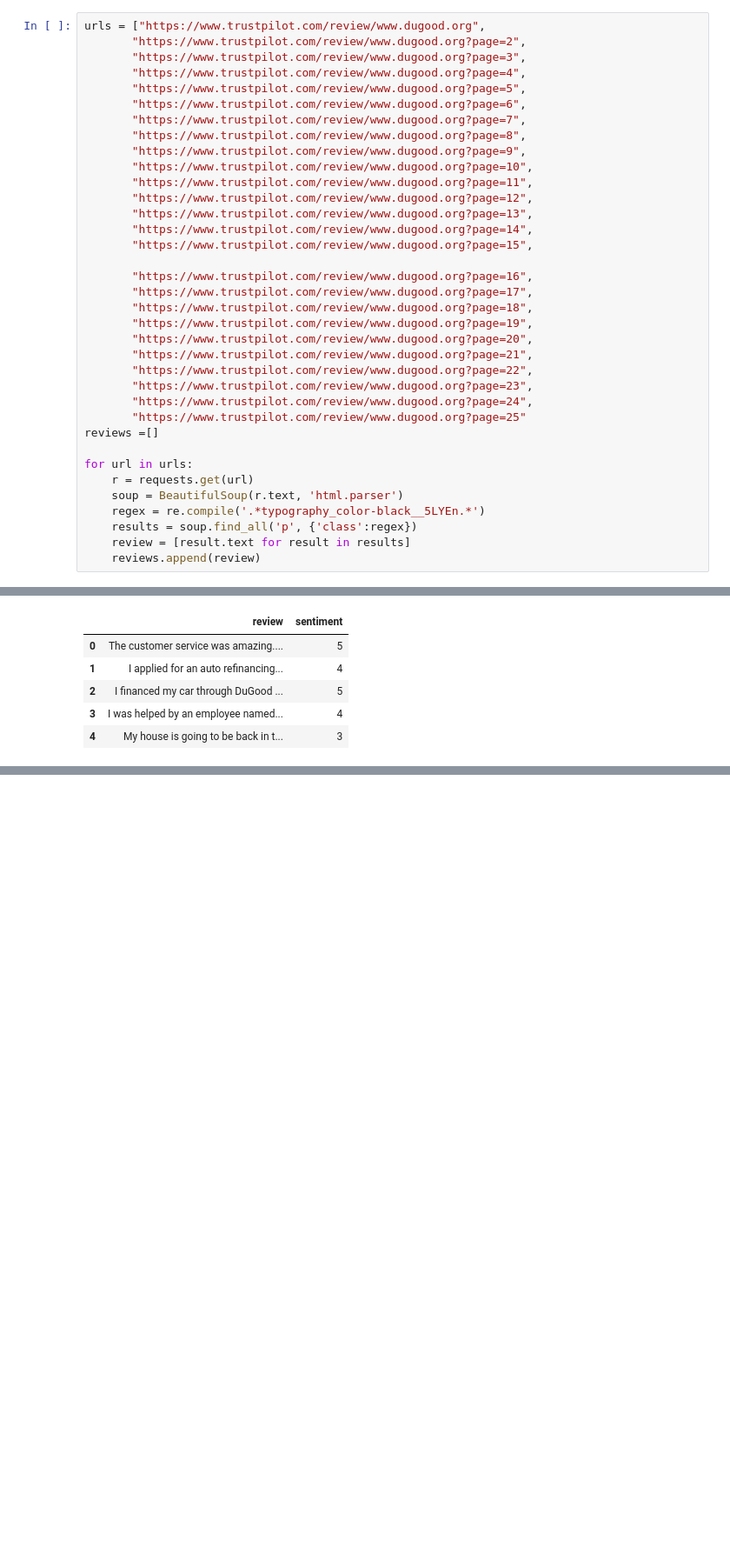
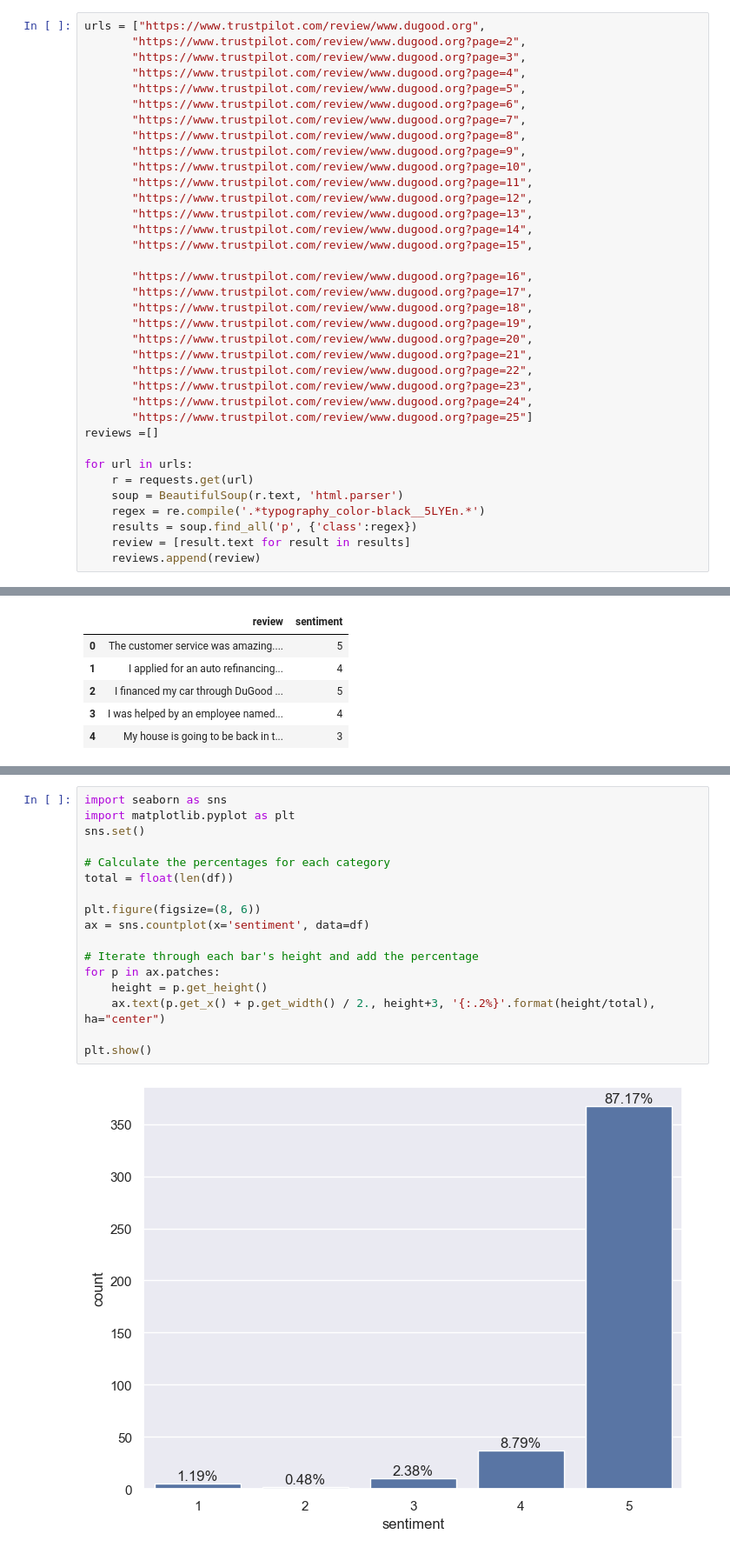
Before and after one commit to ayseljafar/BERT_sentiment_analysis, a Jupyter notebook: Sentiment_BERT.ipynb, the cells around one changed output, grey strips where cells are left out. Shown at 87% size. Drawn from its saved outputs; the diff is of its cells as text; blank space fills up the shorter version.

```diff
--- a/Sentiment_BERT.ipynb
+++ b/Sentiment_BERT.ipynb
@@ -58,7 +58,7 @@ urls = ["https://www.trustpilot.com/review/www.dugood.org",
        "https://www.trustpilot.com/review/www.dugood.org?page=22",
        "https://www.trustpilot.com/review/www.dugood.org?page=23",
        "https://www.trustpilot.com/review/www.dugood.org?page=24",
-       "https://www.trustpilot.com/review/www.dugood.org?page=25"
+       "https://www.trustpilot.com/review/www.dugood.org?page=25"]
 reviews =[]
 
 for url in urls:
@@ -135,0 +146,19 @@ df.head()
+# %%
+import seaborn as sns
+import matplotlib.pyplot as plt
+sns.set()
+
+# Calculate the percentages for each category
+total = float(len(df))
+
+plt.figure(figsize=(8, 6))
+ax = sns.countplot(x='sentiment', data=df)
+
+# Iterate through each bar's height and add the percentage
+for p in ax.patches:
+    height = p.get_height()
+    ax.text(p.get_x() + p.get_width() / 2., height+3, '{:.2%}'.format(height/total), ha="center")
+
+plt.show()
+# %% [output]
+[figure, added]
```
Also changed, not shown: parts of 4 cells of this notebook, 2 other files.
